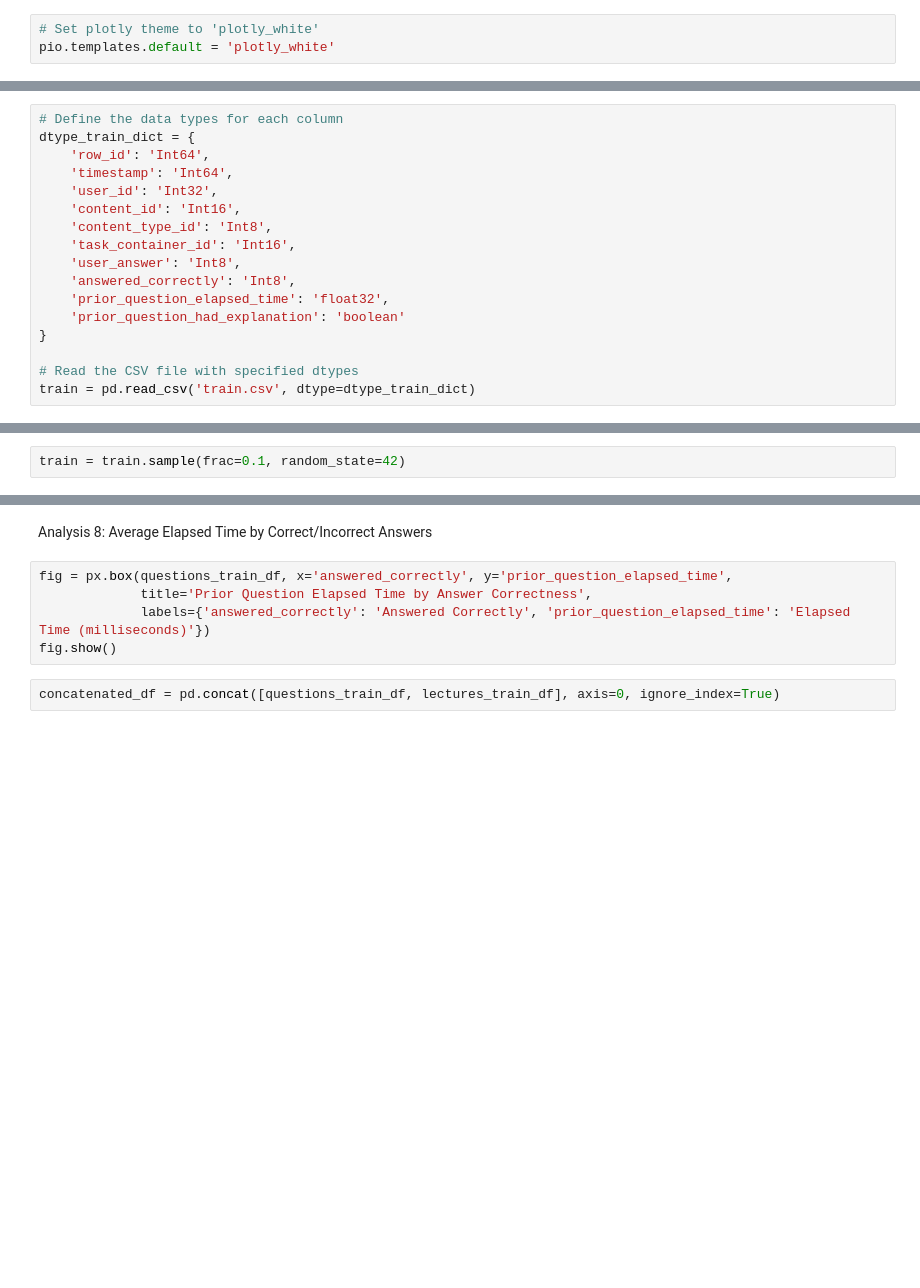
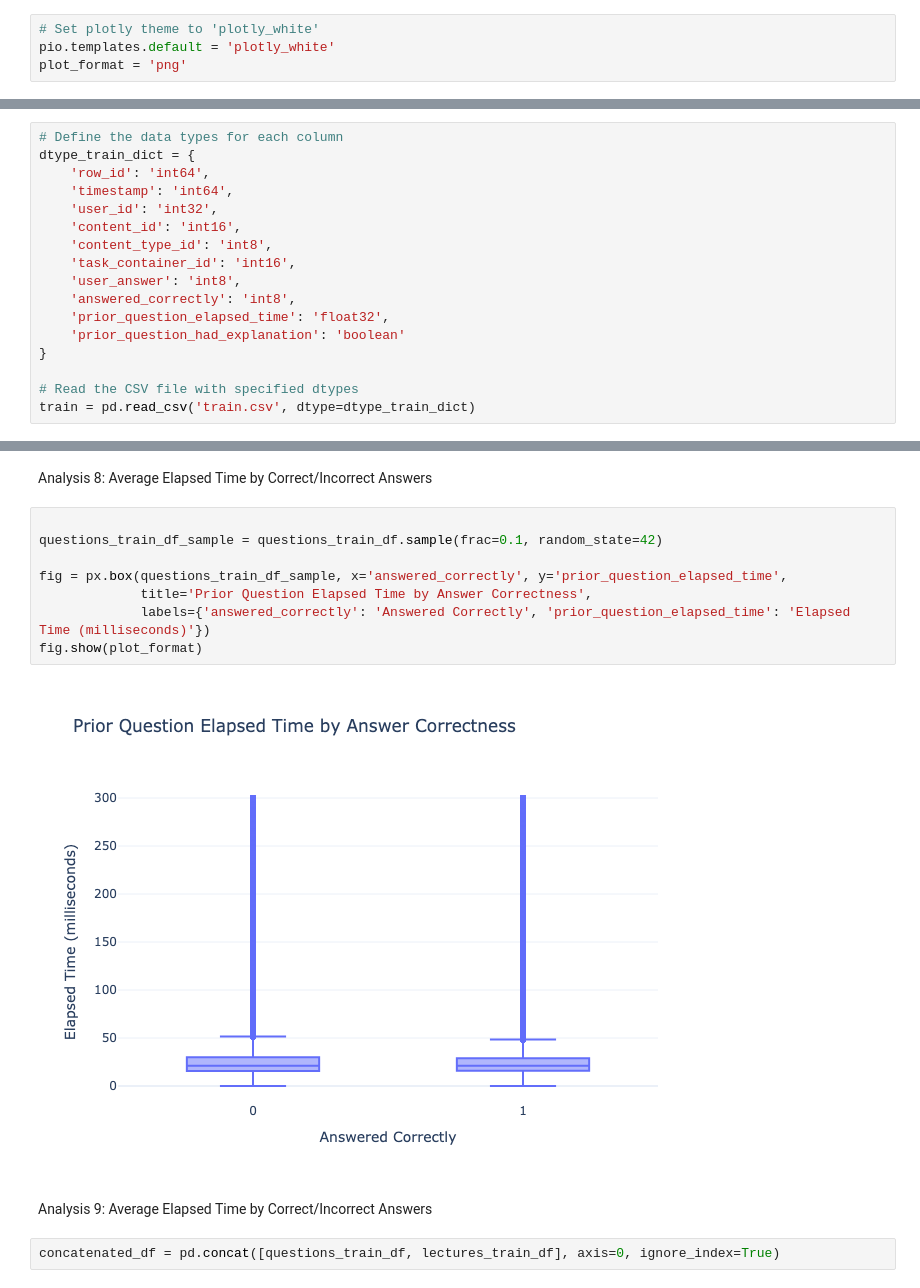
Before and after one commit to Katrin-Pochtar/Masters, a Jupyter notebook: Semester_1/Python/HW3.ipynb, the cells around one changed output, grey strips where cells are left out. Cells and saved outputs as stored; diff of their text form; blank space fills up the shorter version.

```diff
--- a/Semester_1/Python/HW3.ipynb
+++ b/Semester_1/Python/HW3.ipynb
@@ -7,6 +10,7 @@ import plotly.io as pio
 # %%
 # Set plotly theme to 'plotly_white'
 pio.templates.default = 'plotly_white'
+plot_format = 'png'
 # %% [markdown]
 # Load data
 # %% [markdown]
@@ -25,14 +29,14 @@ TRAIN.CSV
 # %%
 # Define the data types for each column
 dtype_train_dict = {
-    'row_id': 'Int64',
-    'timestamp': 'Int64',
-    'user_id': 'Int32',
-    'content_id': 'Int16',
-    'content_type_id': 'Int8',
-    'task_container_id': 'Int16',
-    'user_answer': 'Int8',
-    'answered_correctly': 'Int8',
+    'row_id': 'int64',
+    'timestamp': 'int64',
+    'user_id': 'int32',
+    'content_id': 'int16',
+    'content_type_id': 'int8',
+    'task_container_id': 'int16',
+    'user_answer': 'int8',
+    'answered_correctly': 'int8',
     'prior_question_elapsed_time': 'float32',
     'prior_question_had_explanation': 'boolean'
 }
@@ -46,5 +75,3 @@ train.head()
-# %%
-train = train.sample(frac=0.1, random_state=42)
 # %% [markdown]
 QUESTIONS.CSV: METADATA FOR THE QUESTIONS POSED TO USERS.
 
@@ -290,9 +418,16 @@ fig.show()
 # %% [markdown]
 Analysis 8: Average Elapsed Time by Correct/Incorrect Answers
 # %%
-fig = px.box(questions_train_df, x='answered_correctly', y='prior_question_elapsed_time',
+
+questions_train_df_sample = questions_train_df.sample(frac=0.1, random_state=42)
+
+fig = px.box(questions_train_df_sample, x='answered_correctly', y='prior_question_elapsed_time',
              title='Prior Question Elapsed Time by Answer Correctness',
              labels={'answered_correctly': 'Answered Correctly', 'prior_question_elapsed_time': 'Elapsed Time (milliseconds)'})
-fig.show()
+fig.show(plot_format)
+# %% [output]
+[figure, added]
+# %% [markdown]
+Analysis 9: Average Elapsed Time by Correct/Incorrect Answers
 # %%
 concatenated_df = pd.concat([questions_train_df, lectures_train_df], axis=0, ignore_index=True)
```
Also changed, not shown: parts of 34 cells of this notebook.
